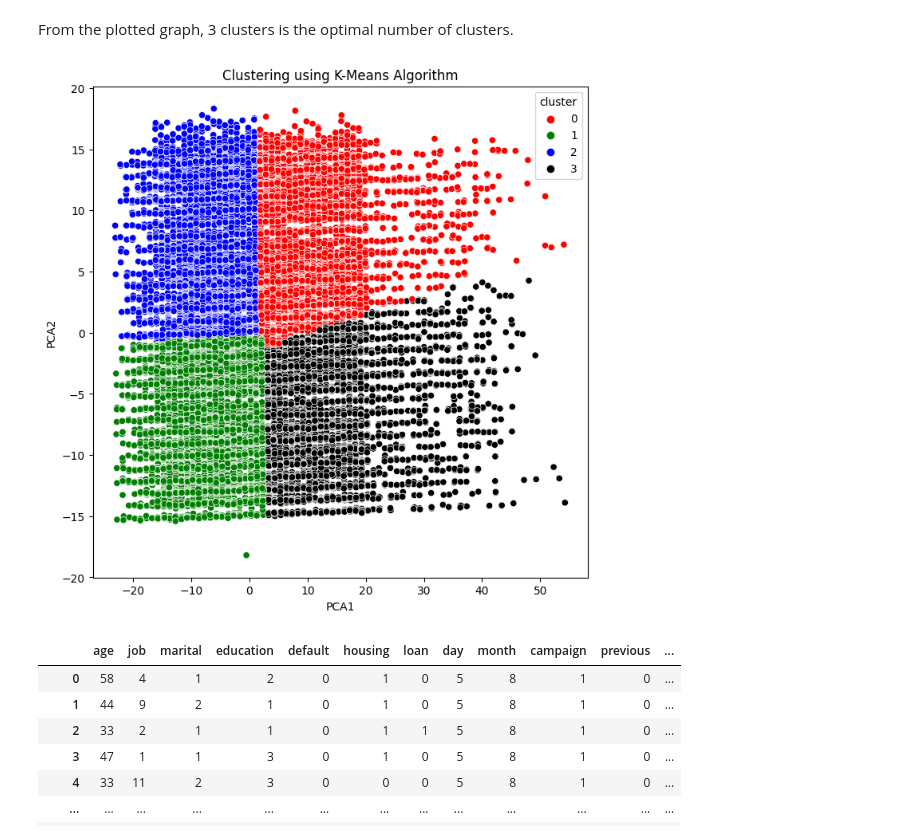
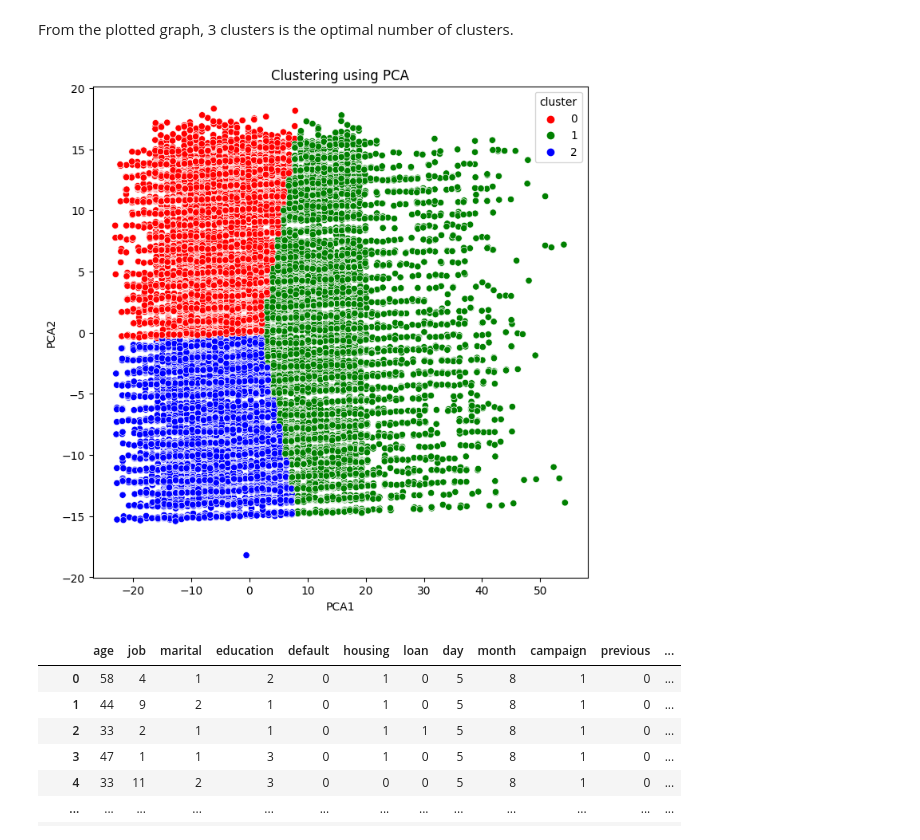
Before and after one commit to kayodeolusanya/Nexus-Bank-Customer-Segmentation-Project, a Jupyter notebook: Nexus_Bank_Customer_Segmentation_Project.ipynb, the cells around one changed output. Saved outputs shown, nothing was run; the diff lists cells and outputs as text; code cells hidden in the pictures.

```diff
--- a/Nexus_Bank_Customer_Segmentation_Project.ipynb
+++ b/Nexus_Bank_Customer_Segmentation_Project.ipynb
@@ -394,16 +370,16 @@ plt.show()
 # %% [markdown]
 From the plotted graph, 3 clusters is the optimal number of clusters.
 # %%
-kmeans_model=KMeans(4)
+kmeans_model=KMeans(3)
 kmeans_model.fit_predict(ml_df)
 pca_df_kmeans= pd.concat([pca_df, pd.DataFrame({'cluster':kmeans_model.labels_})], axis=1)
 # %%
 plt.figure(figsize=(8,8))
 ax=sns.scatterplot(x='PCA1', y='PCA2', hue='cluster', data=pca_df_kmeans, palette=['red','green','blue','black'])
-plt.title('Clustering using K-Means Algorithm')
+plt.title('Clustering using PCA')
 plt.show()
 # %% [output]
-[figure, old version]
+[figure, new version]
 # %%
 # Creating a target column 'Cluster' for storing the cluster segment
 cluster_df = pd.concat([ml_df, pd.DataFrame({'cluster':kmeans_model.labels_})], axis=1)
```
Also changed, not shown: parts of 30 cells of this notebook.
